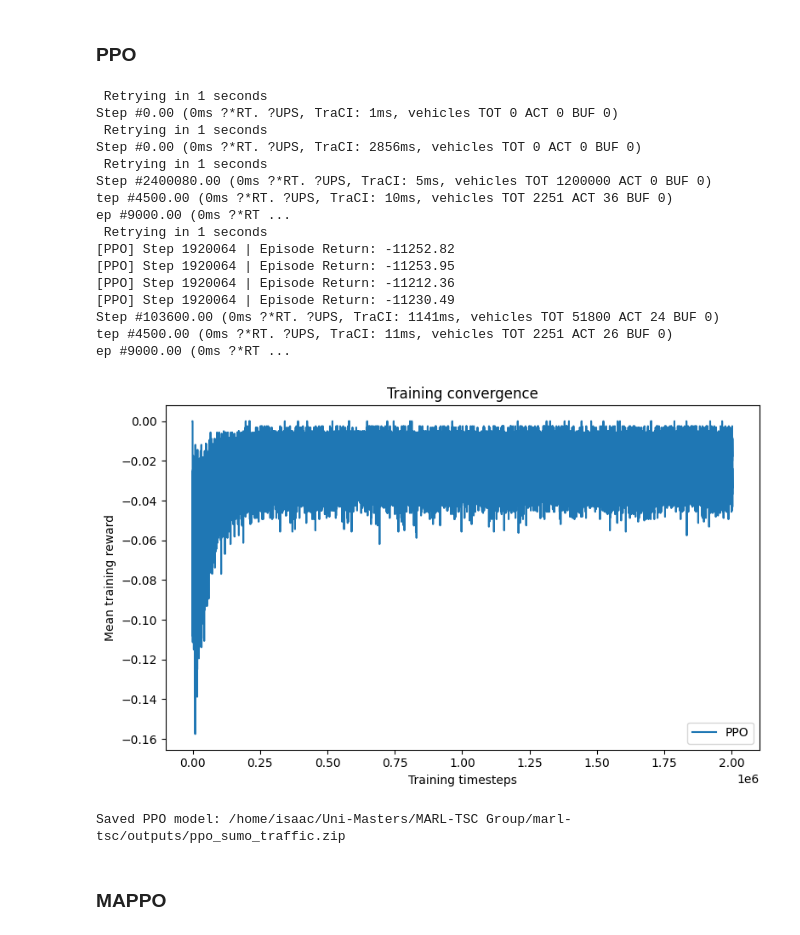
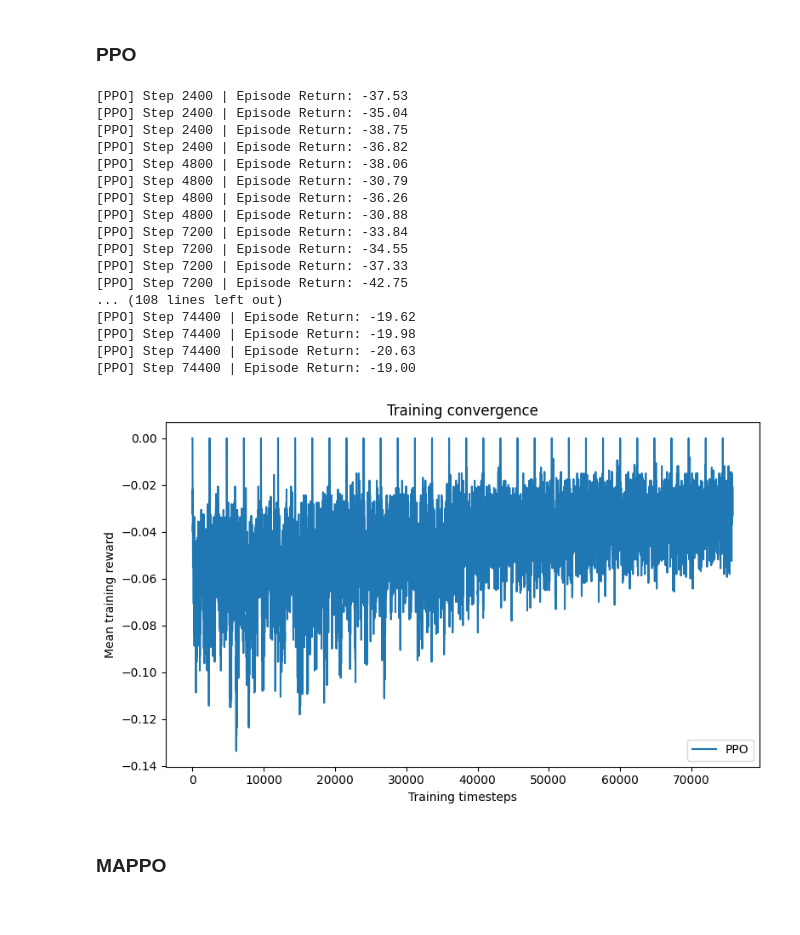
Before and after one commit to abergh18/marl-tsc, a Jupyter notebook: notebooks/main_flow.ipynb, the cells around one changed output. Saved outputs shown, nothing was run; the diff lists cells and outputs as text; code cells hidden in the pictures.

```diff
--- a/notebooks/main_flow.ipynb
+++ b/notebooks/main_flow.ipynb
@@ -184,36 +110,36 @@ PPO uses parameter sharing through the PettingZoo/SuperSuit/SB3 wrapper. MAPPO a
 # %%
 ppo_model, ppo_history, ppo_model_path = train_ppo(
     config_file=paths.config_file,
     traffic_light_ids=traffic_light_ids,
     output_dir=OUTPUT_DIR,
     total_timesteps=TOTAL_TIMESTEPS,
-    max_steps=SIMULATION_DURATION,
+    max_steps=EPISODE_STEPS,
     seed=42,
     env_kwargs={"green_phase_count": GREEN_PHASE_COUNT,
                 "min_green_seconds": MIN_GREEN_SECONDS },
 )
+
+fig, ax = plot_training_histories(ppo_history)
+plt.show()
 # %% [output]
- Retrying in 1 seconds
-Step #0.00 (0ms ?*RT. ?UPS, TraCI: 1ms, vehicles TOT 0 ACT 0 BUF 0)
- Retrying in 1 seconds
-Step #0.00 (0ms ?*RT. ?UPS, TraCI: 2856ms, vehicles TOT 0 ACT 0 BUF 0)
- Retrying in 1 seconds
-Step #2400080.00 (0ms ?*RT. ?UPS, TraCI: 5ms, vehicles TOT 1200000 ACT 0 BUF 0)           tep #4500.00 (0ms ?*RT. ?UPS, TraCI: 10ms, vehicles TOT 2251 ACT 36 BUF 0)               ep #9000.00 (0ms ?*RT ...
- Retrying in 1 seconds
-[PPO] Step 1920064 | Episode Return: -11252.82
-[PPO] Step 1920064 | Episode Return: -11253.95
-[PPO] Step 1920064 | Episode Return: -11212.36
-[PPO] Step 1920064 | Episode Return: -11230.49
-Step #103600.00 (0ms ?*RT. ?UPS, TraCI: 1141ms, vehicles TOT 51800 ACT 24 BUF 0)          tep #4500.00 (0ms ?*RT. ?UPS, TraCI: 11ms, vehicles TOT 2251 ACT 26 BUF 0)               ep #9000.00 (0ms ?*RT ...
+[PPO] Step 2400 | Episode Return: -37.53
+[PPO] Step 2400 | Episode Return: -35.04
+[PPO] Step 2400 | Episode Return: -38.75
+[PPO] Step 2400 | Episode Return: -36.82
+[PPO] Step 4800 | Episode Return: -38.06
+[PPO] Step 4800 | Episode Return: -30.79
+[PPO] Step 4800 | Episode Return: -36.26
+[PPO] Step 4800 | Episode Return: -30.88
+[PPO] Step 7200 | Episode Return: -33.84
+[PPO] Step 7200 | Episode Return: -34.55
+[PPO] Step 7200 | Episode Return: -37.33
+[PPO] Step 7200 | Episode Return: -42.75
+... (108 lines left out)
+[PPO] Step 74400 | Episode Return: -19.62
+[PPO] Step 74400 | Episode Return: -19.98
+[PPO] Step 74400 | Episode Return: -20.63
+[PPO] Step 74400 | Episode Return: -19.00
+[figure, added]
-# %%
-
-fig, ax = plot_training_histories(ppo_history)
-plt.show()
-
-print("Saved PPO model:", ppo_model_path)
-# %% [output]
-[figure, removed]
-Saved PPO model: /home/isaac/Uni-Masters/MARL-TSC Group/marl-tsc/outputs/ppo_sumo_traffic.zip
 # %% [markdown]
 ### MAPPO
 # %%
```
Also changed, not shown: parts of 15 cells of this notebook, 3 other files.
